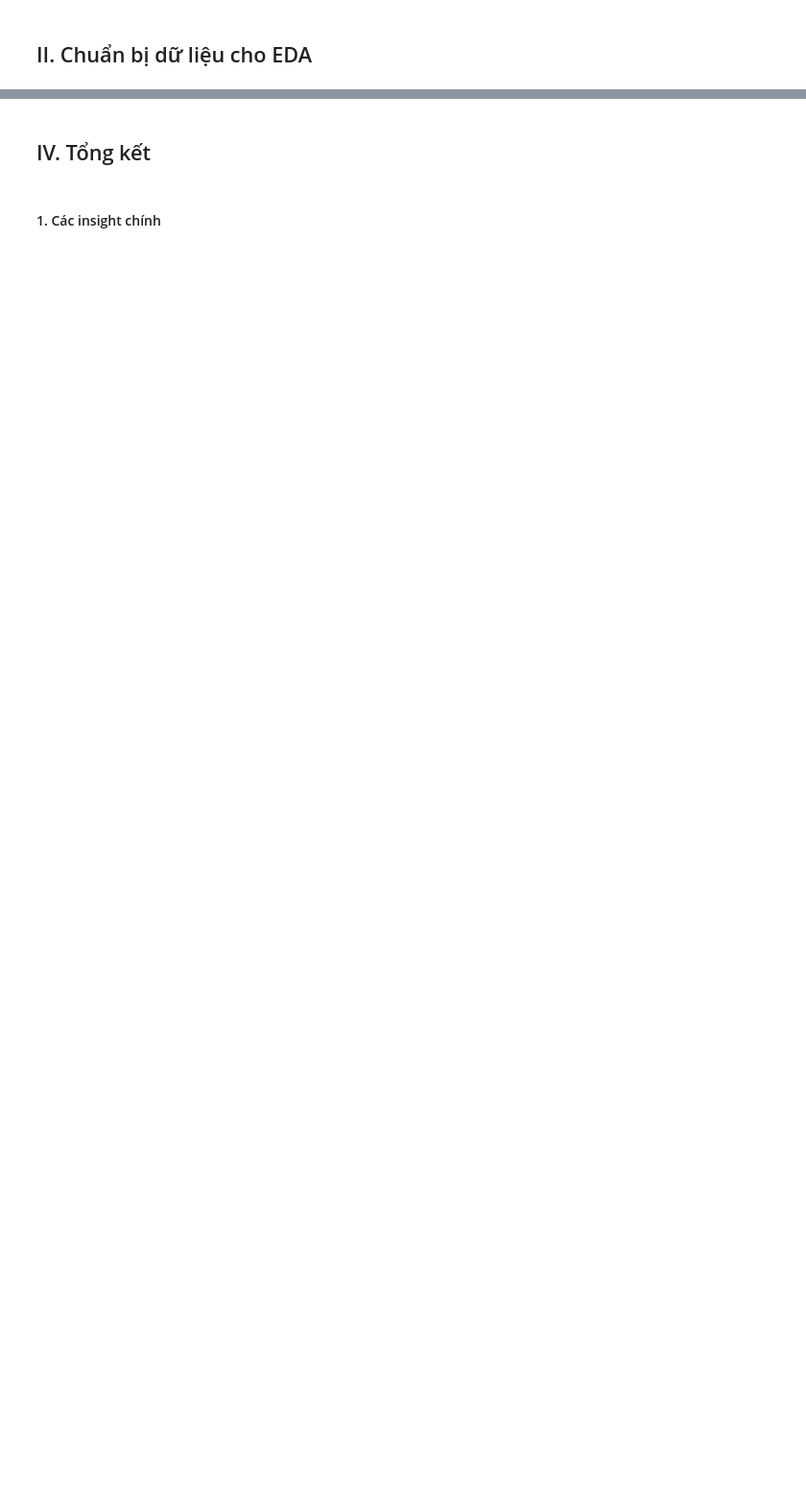
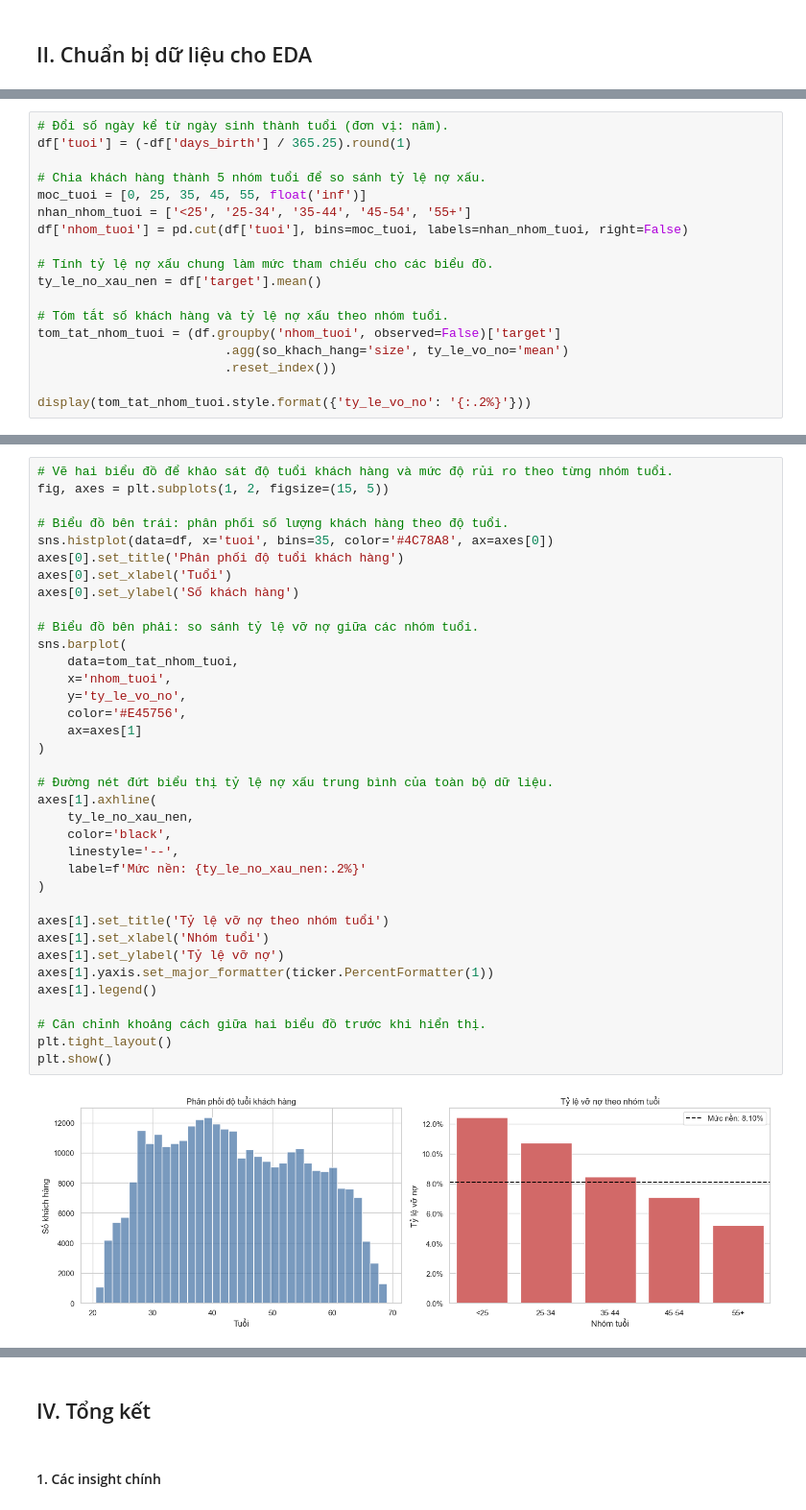
Before and after one commit to thanhhung9720001-collab/credit-risk-classifier, a Jupyter notebook: notebooks/04_eda_visualization.ipynb, the cells around one changed output, grey strips where cells are left out. Shown at 96% size. Cells and saved outputs as stored; diff of their text form; blank space fills up the shorter version.

Commit message:
feat: cap nhat EDA nhom 1 va nhom 2 NB04

```diff
--- a/notebooks/04_eda_visualization.ipynb
+++ b/notebooks/04_eda_visualization.ipynb
@@ -947,0 +149,18 @@ plt.show()
+# %%
+# Đổi số ngày kể từ ngày sinh thành tuổi (đơn vị: năm).
+df['tuoi'] = (-df['days_birth'] / 365.25).round(1)
+
+# Chia khách hàng thành 5 nhóm tuổi để so sánh tỷ lệ nợ xấu.
+moc_tuoi = [0, 25, 35, 45, 55, float('inf')]
+nhan_nhom_tuoi = ['<25', '25-34', '35-44', '45-54', '55+']
+df['nhom_tuoi'] = pd.cut(df['tuoi'], bins=moc_tuoi, labels=nhan_nhom_tuoi, right=False)
+
+# Tính tỷ lệ nợ xấu chung làm mức tham chiếu cho các biểu đồ.
+ty_le_no_xau_nen = df['target'].mean()
+
+# Tóm tắt số khách hàng và tỷ lệ nợ xấu theo nhóm tuổi.
+tom_tat_nhom_tuoi = (df.groupby('nhom_tuoi', observed=False)['target']
+                         .agg(so_khach_hang='size', ty_le_vo_no='mean')
+                         .reset_index())
+
+display(tom_tat_nhom_tuoi.style.format({'ty_le_vo_no': '{:.2%}'}))
@@ -947,0 +174,38 @@ plt.show()
+# %%
+# Vẽ hai biểu đồ để khảo sát độ tuổi khách hàng và mức độ rủi ro theo từng nhóm tuổi.
+fig, axes = plt.subplots(1, 2, figsize=(15, 5))
+
+# Biểu đồ bên trái: phân phối số lượng khách hàng theo độ tuổi.
+sns.histplot(data=df, x='tuoi', bins=35, color='#4C78A8', ax=axes[0])
+axes[0].set_title('Phân phối độ tuổi khách hàng')
+axes[0].set_xlabel('Tuổi')
+axes[0].set_ylabel('Số khách hàng')
+
+# Biểu đồ bên phải: so sánh tỷ lệ vỡ nợ giữa các nhóm tuổi.
+sns.barplot(
+    data=tom_tat_nhom_tuoi,
+    x='nhom_tuoi',
+    y='ty_le_vo_no',
+    color='#E45756',
+    ax=axes[1]
+)
+
+# Đường nét đứt biểu thị tỷ lệ nợ xấu trung bình của toàn bộ dữ liệu.
+axes[1].axhline(
+    ty_le_no_xau_nen,
+    color='black',
+    linestyle='--',
+    label=f'Mức nền: {ty_le_no_xau_nen:.2%}'
+)
+
+axes[1].set_title('Tỷ lệ vỡ nợ theo nhóm tuổi')
+axes[1].set_xlabel('Nhóm tuổi')
+axes[1].set_ylabel('Tỷ lệ vỡ nợ')
+axes[1].yaxis.set_major_formatter(ticker.PercentFormatter(1))
+axes[1].legend()
+
+# Căn chỉnh khoảng cách giữa hai biểu đồ trước khi hiển thị.
+plt.tight_layout()
+plt.show()
+# %% [output]
+[figure, added]
```
Also changed, not shown: parts of 185 cells of this notebook, 2 other files.
